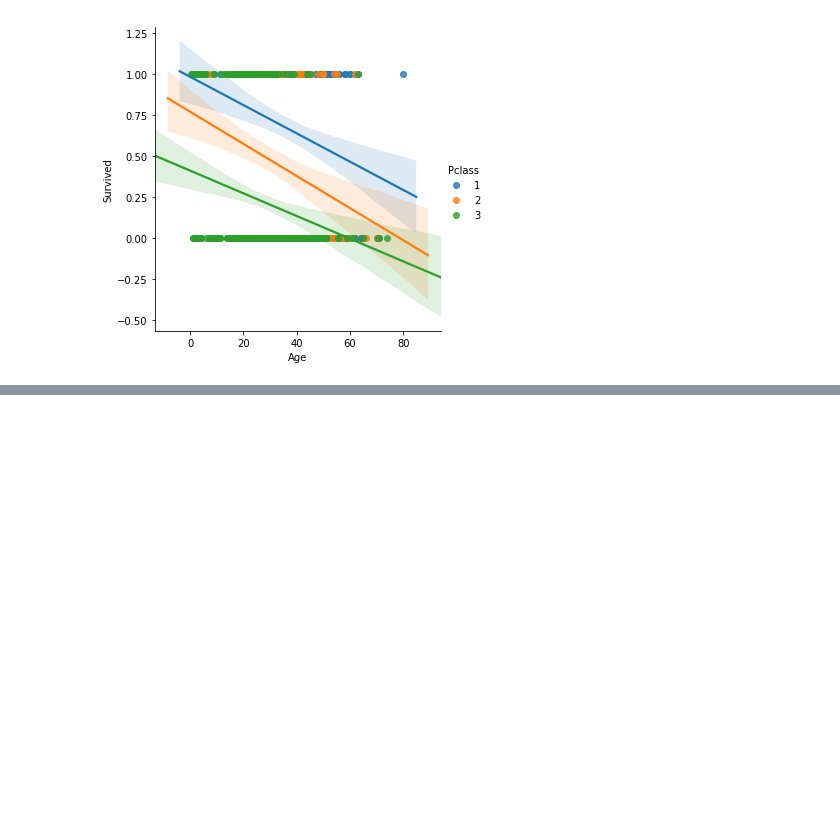
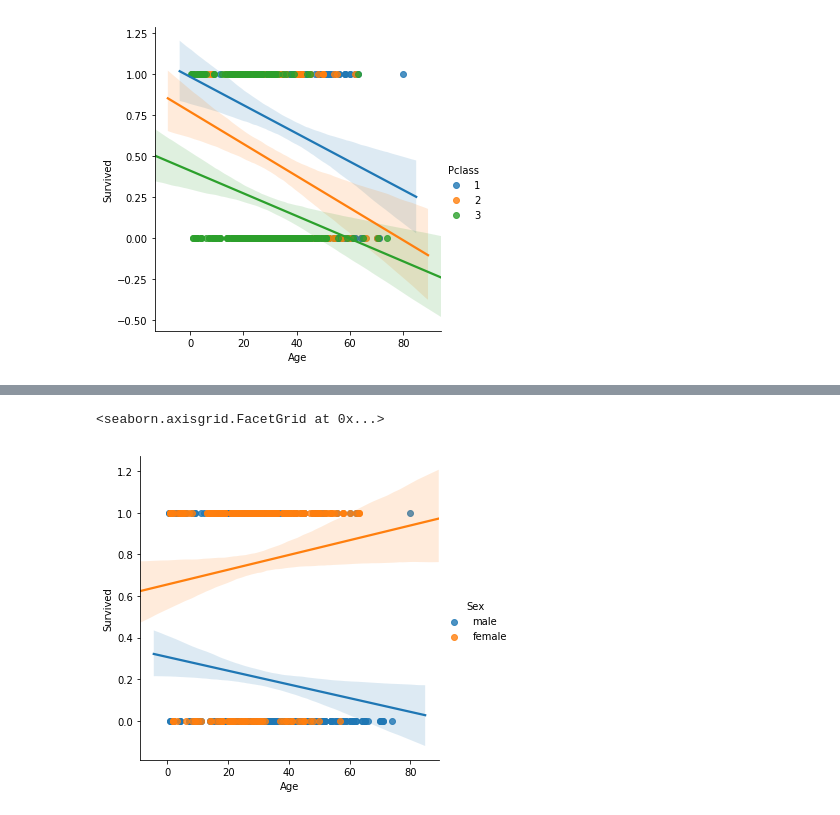
Before and after one commit to hkacmaz/Titanic-Passenger-Survivors, a Jupyter notebook: Titanic Survivors Analysis.ipynb, the cells around one changed output, grey strips where cells are left out. Drawn from its saved outputs; the diff is of its cells as text; code cells hidden in the pictures; blank space fills up the shorter version.

```diff
--- a/Titanic Survivors Analysis.ipynb
+++ b/Titanic Survivors Analysis.ipynb
@@ -320,0 +326,5 @@ sns.lmplot('Age','Survived',titanic_dataframe,hue='Pclass')
+# %%
+sns.lmplot('Age','Survived',data=titanic_dataframe,hue='Sex')
+# %% [output]
+<seaborn.axisgrid.FacetGrid at 0x...>
+[figure, added]
```
Also changed, not shown: parts of 2 cells of this notebook.
